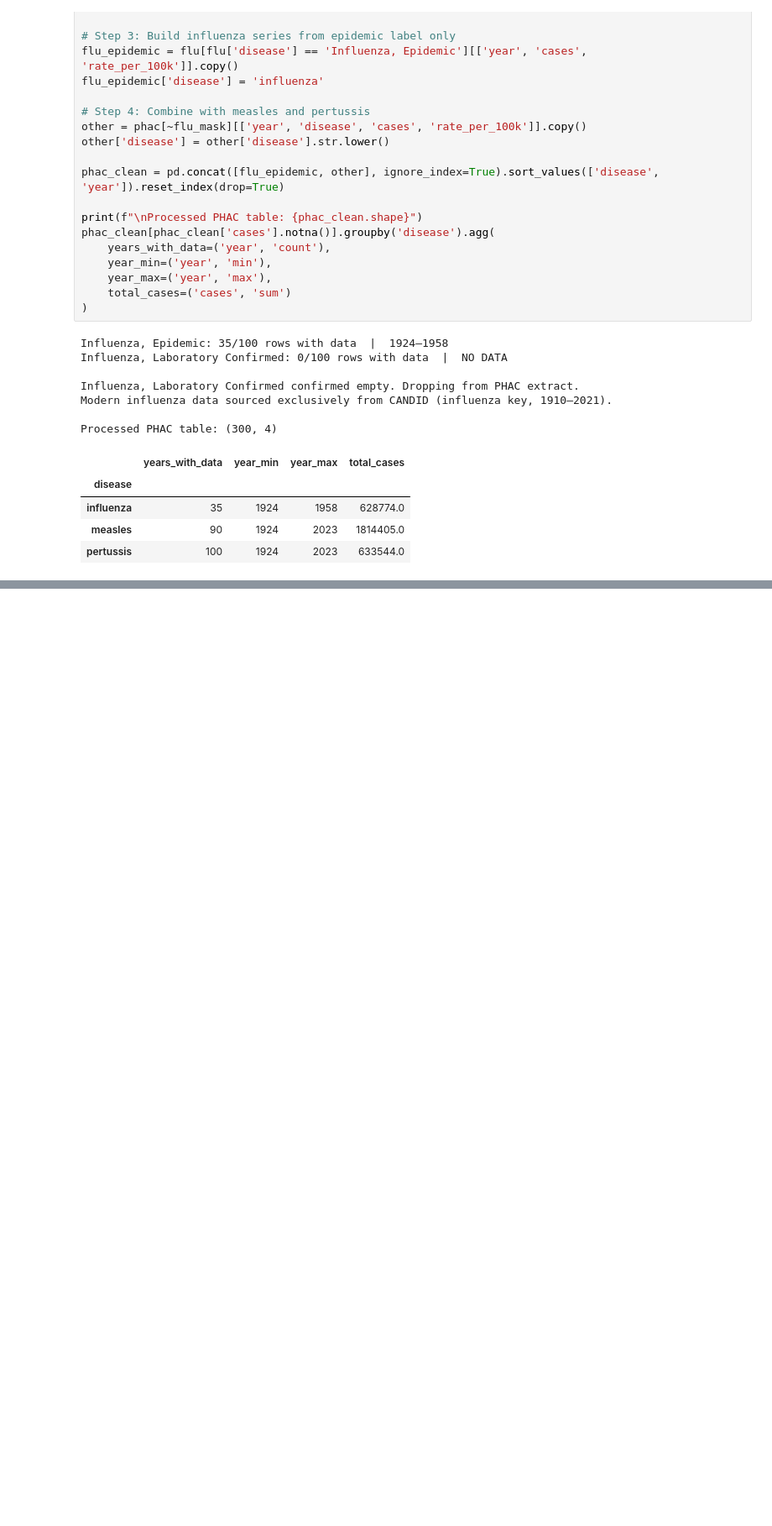
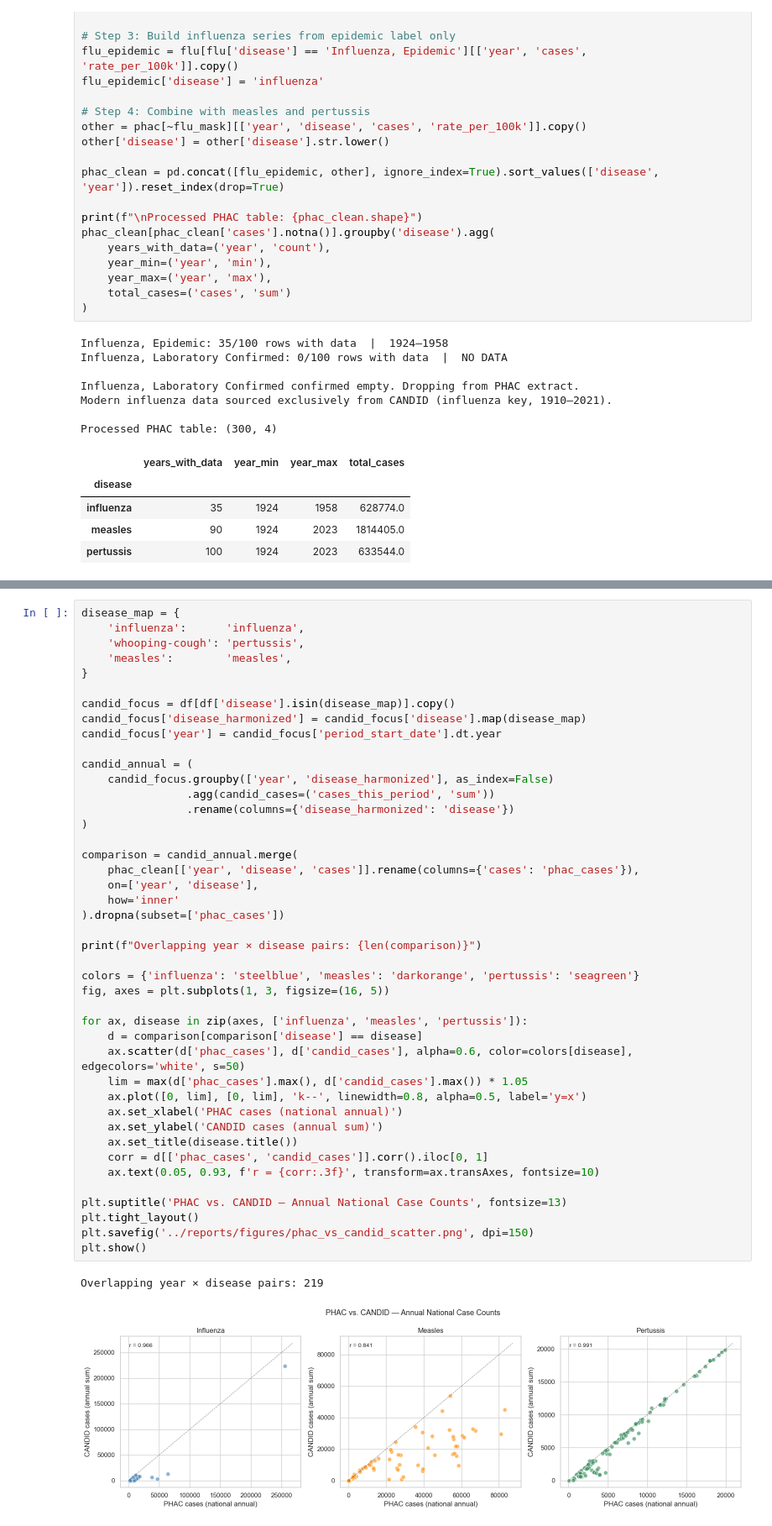
Before and after one commit to payalpt/AAI-590-capstone-canadian-health, a Jupyter notebook: notebooks/01_data_ingestion_and_EDA_colab.ipynb, the cells around one changed output, grey strips where cells are left out. Shown at 84% size. Drawn from its saved outputs; the diff is of its cells as text; blank space fills up the shorter version.

```diff
--- a/notebooks/01_data_ingestion_and_EDA_colab.ipynb
+++ b/notebooks/01_data_ingestion_and_EDA_colab.ipynb
@@ -449,0 +444,46 @@ Processed PHAC table: (300, 4)
+# %%
+disease_map = {
+    'influenza':      'influenza',
+    'whooping-cough': 'pertussis',
+    'measles':        'measles',
+}
+
+candid_focus = df[df['disease'].isin(disease_map)].copy()
+candid_focus['disease_harmonized'] = candid_focus['disease'].map(disease_map)
+candid_focus['year'] = candid_focus['period_start_date'].dt.year
+
+candid_annual = (
+    candid_focus.groupby(['year', 'disease_harmonized'], as_index=False)
+                .agg(candid_cases=('cases_this_period', 'sum'))
+                .rename(columns={'disease_harmonized': 'disease'})
+)
+
+comparison = candid_annual.merge(
+    phac_clean[['year', 'disease', 'cases']].rename(columns={'cases': 'phac_cases'}),
+    on=['year', 'disease'],
+    how='inner'
+).dropna(subset=['phac_cases'])
+
+print(f"Overlapping year × disease pairs: {len(comparison)}")
+
+colors = {'influenza': 'steelblue', 'measles': 'darkorange', 'pertussis': 'seagreen'}
+fig, axes = plt.subplots(1, 3, figsize=(16, 5))
+
+for ax, disease in zip(axes, ['influenza', 'measles', 'pertussis']):
+    d = comparison[comparison['disease'] == disease]
+    ax.scatter(d['phac_cases'], d['candid_cases'], alpha=0.6, color=colors[disease], edgecolors='white', s=50)
+    lim = max(d['phac_cases'].max(), d['candid_cases'].max()) * 1.05
+    ax.plot([0, lim], [0, lim], 'k--', linewidth=0.8, alpha=0.5, label='y=x')
+    ax.set_xlabel('PHAC cases (national annual)')
+    ax.set_ylabel('CANDID cases (annual sum)')
+    ax.set_title(disease.title())
+    corr = d[['phac_cases', 'candid_cases']].corr().iloc[0, 1]
+    ax.text(0.05, 0.93, f'r = {corr:.3f}', transform=ax.transAxes, fontsize=10)
+
+plt.suptitle('PHAC vs. CANDID — Annual National Case Counts', fontsize=13)
+plt.tight_layout()
+plt.savefig('../reports/figures/phac_vs_candid_scatter.png', dpi=150)
+plt.show()
+# %% [output]
+Overlapping year × disease pairs: 219
+[figure, added]
```
Also changed, not shown: parts of 19 cells of this notebook.
